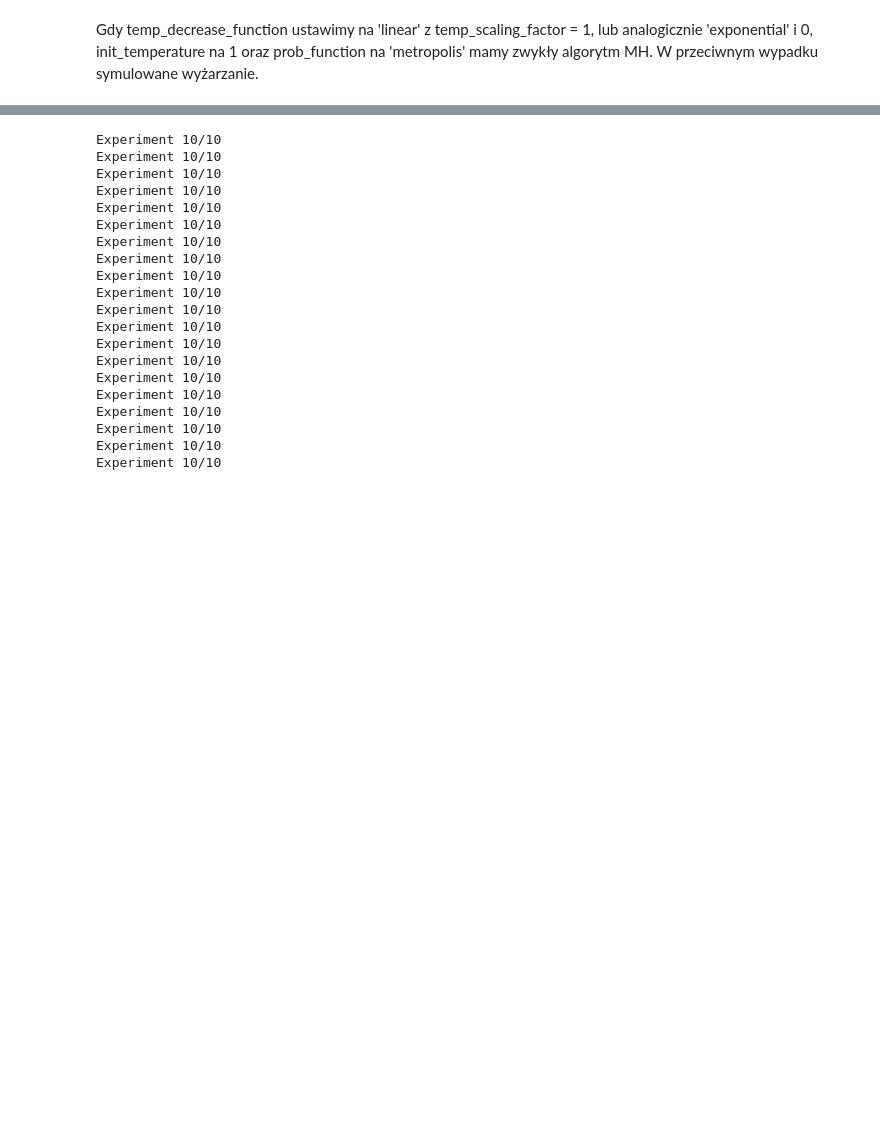
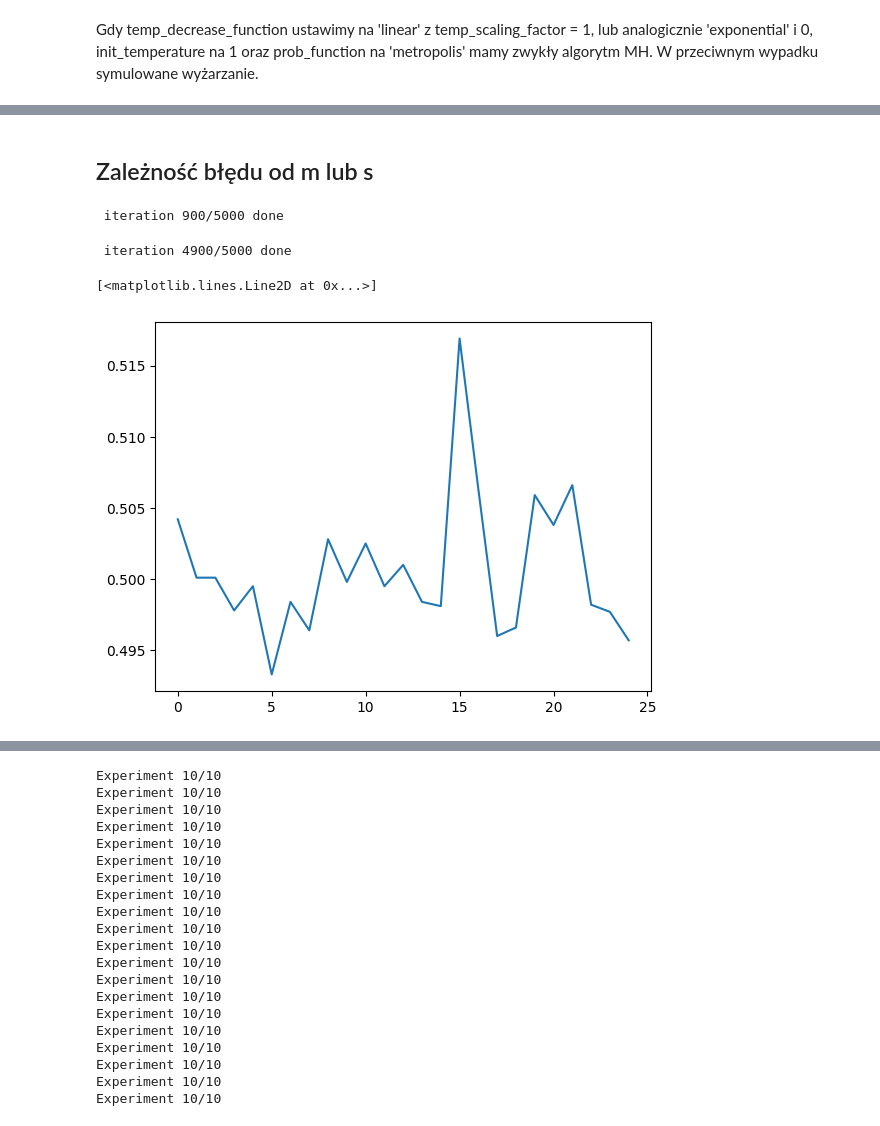
Before and after one commit to piotr-kosakowski/MC-projekt, a Jupyter notebook: test.ipynb, the cells around one changed output, grey strips where cells are left out. Saved outputs shown, nothing was run; the diff lists cells and outputs as text; code cells hidden in the pictures; blank space fills up the shorter version.

```diff
--- a/test.ipynb
+++ b/test.ipynb
@@ -9,0 +30,24 @@ Gdy temp_decrease_function ustawimy na 'linear' z temp_scaling_factor = 1, lub a
+# %% [markdown]
+## Zależność błędu od m lub s
+# %%
+e = []
+for i in range(100, 5000, 200):
+    e.append(
+        run_sim_part1(
+            m=20,
+            d = 1000,
+            sigma = 0.1,
+            num_experiments=10,
+            init_temperature=500,
+            temp_scaling_factor=500/i,
+            sim_n_iter=i,
+            verbose=0
+        )
+    )
+    print(f'\r iteration {i}/5000 done', end='')
+plt.plot(e)
+# %% [output]
+ iteration 900/5000 done
+ iteration 4900/5000 done
+[<matplotlib.lines.Line2D at 0x...>]
+[figure, added]
```
Also changed, not shown: parts of 11 cells of this notebook, 1 other file.
